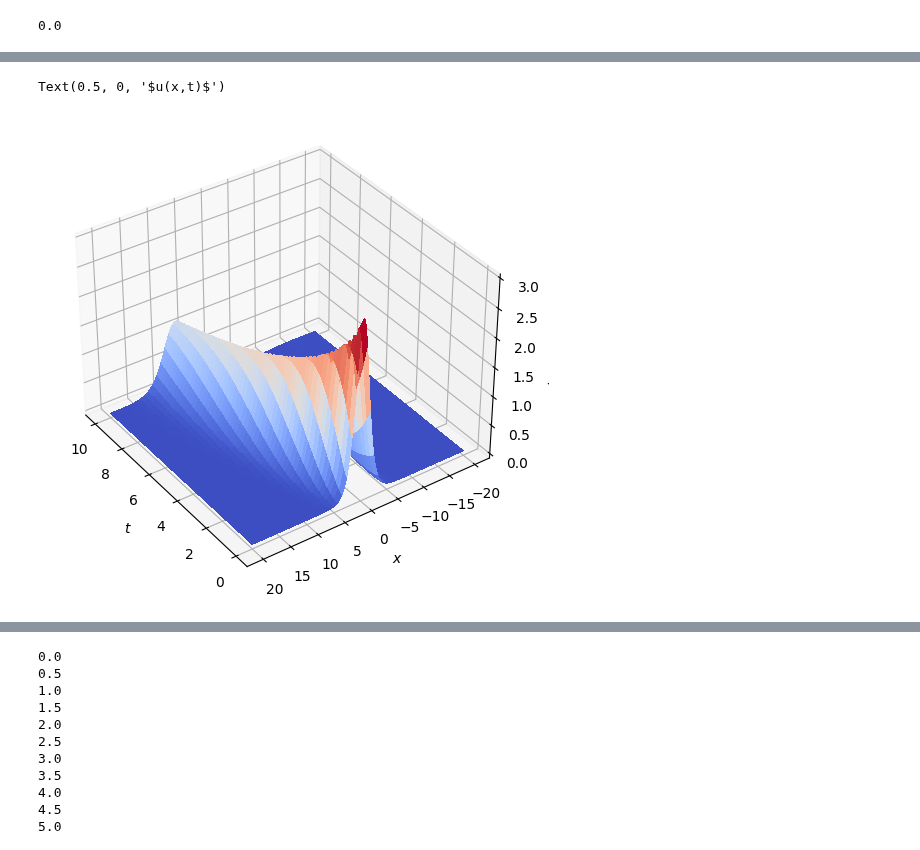
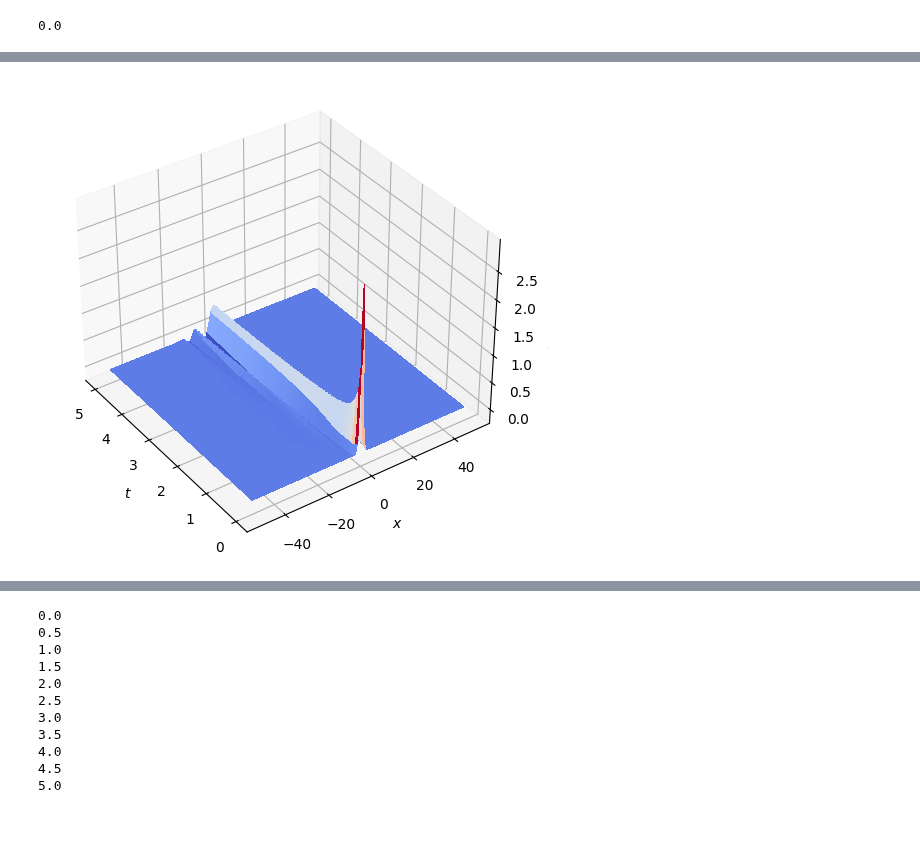
Before and after one commit to naiaseh/Trunk, a Jupyter notebook: PinnNew/KdVB.ipynb, the cells around one changed output, grey strips where cells are left out. Saved outputs shown, nothing was run; the diff lists cells and outputs as text; code cells hidden in the pictures; blank space fills up the shorter version.

```diff
--- a/PinnNew/KdVB.ipynb
+++ b/PinnNew/KdVB.ipynb
@@ -42,10 +29,10 @@ b'/content/drive/MyDrive/Trunk/PinnNew'
 
 
 phi = 0.
-alpha = 0.5
-beta = 0.7
-gamma = 1.
-c0 = 1.
+alpha = 0.
+beta = 1.
+gamma = 6.
+c0 = 2*3.
 # k = 0.4580
 # k= alpha/(10*beta)
 
@@ -91,7 +78,7 @@ def boundary_function(tx):
 
 # x_start = 0
 # length = 8*np.pi
-x_start =  -20. #-10
-length = 20.#10
+x_start =  -50. #-10
+length = 50.#10
 t0 = 0.
-time =  10.
+time = 5.
@@ -141,7 +133,7 @@ tf.shape(tx_eqn)
 # %%
 backbone = create_dense_model([32, 32, 32], activation='tanh', initializer='glorot_normal',\
     n_inputs=2, n_outputs=1)
-pinn = KdVBurgersPinn(backbone, alpha=alpha, beta=beta, gamma=gamma,c=0.)
+pinn = KdVBurgersPinn(backbone, alpha=0., beta=0.7, gamma=1.,c=0., loss_residual_weight = 1.)
 a0 = 1e-3
 decay_step = 1000
 rate = 0.95
@@ -257,7 +254,7 @@ from mpl_toolkits.mplot3d import Axes3D
 N = 1000
 xspace = np.linspace(x_start, length, N + 1)
 tspace = np.linspace(t0, time, N + 1)
-T, X = np.meshgrid(tspace, xspace)
+T, X = np.meshgrid(np.flip(tspace), xspace)
 Xgrid = np.vstack([T.flatten(),X.flatten()]).T
 
 # Determine predictions of u(t, x)
@@ -273,26 +270,25 @@ U = upred.reshape(N+1,N+1)
 # %%
 from matplotlib import cm
 from matplotlib.colors import LightSource
 from matplotlib.ticker import LinearLocator
 fig = plt.figure(figsize=(9,6))
 ax = fig.add_subplot(111, projection='3d')
-ax.zaxis.set_rotate_label(True)
+
 
 ax.plot_surface(T, X, U, cmap='coolwarm', antialiased = False, linewidth=0);
-ax.view_init(35,180-35,0)
+ax.view_init(35,-35,0)
 # ax.view_init(90,-90,0)
 ax.set_xlabel('$t$')
 ax.set_ylabel('$x$')
 ax.set_zlabel('$u(x,t)$')
-
+ax.invert_xaxis()
 # ax.set_title('Solution of KdV equation');
 
 # Customize the z axis.
 # ax.set_zlim(-1.01, 1.01)
 # ax.zaxis.set_major_locator(LinearLocator(1))
 # %% [output]
-Text(0.5, 0, '$u(x,t)$')
-[figure, old version]
+[figure, new version]
 # %%
 import pickle
 with open('KdVDoubleSolitonAdded64-128-128-128-64.pickle', 'rb') as f:
```
Also changed, not shown: parts of 14 cells of this notebook.
